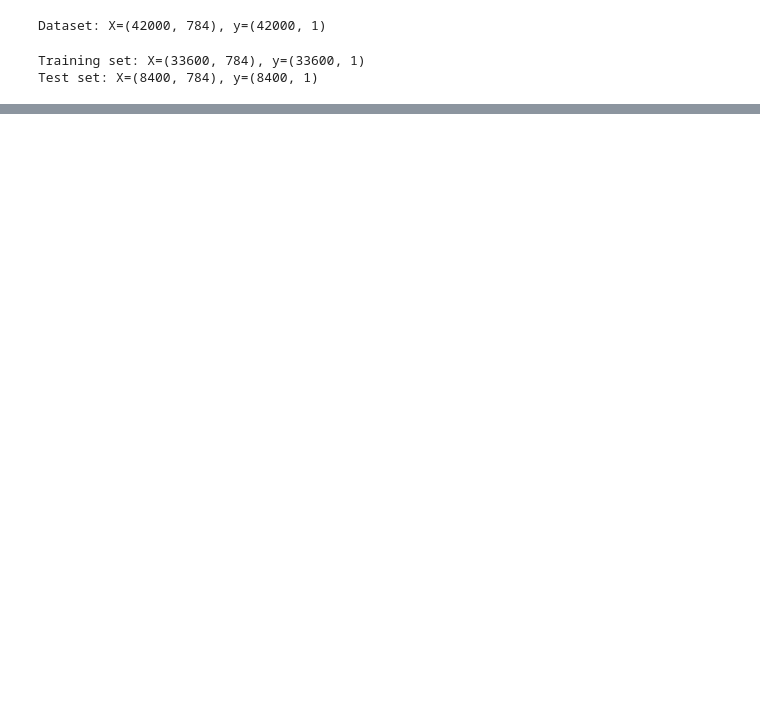
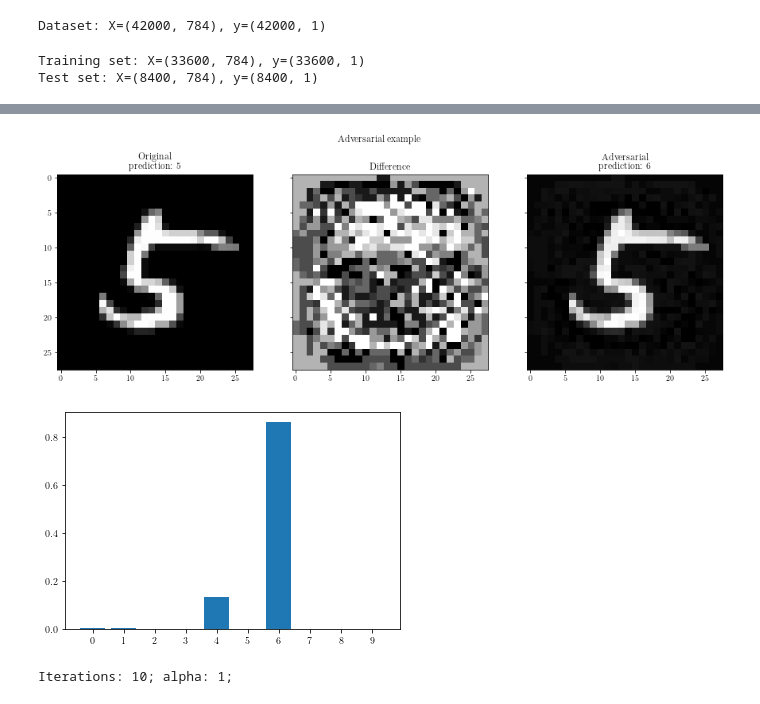
Before and after one commit to vseredovych/AdaversarialAI, a Jupyter notebook: Code/lg-softmax.ipynb, the cells around one changed output, grey strips where cells are left out. Drawn from its saved outputs; the diff is of its cells as text; code cells hidden in the pictures; blank space fills up the shorter version.

```diff
--- a/Code/lg-softmax.ipynb
+++ b/Code/lg-softmax.ipynb
@@ -375,2 +406,13 @@ plt.plot(list(success_rate.keys()), list(success_rate.values()))
+# %%
+y = np.zeros(n)
+y[6] = 1
+index = 90
+x = np.expand_dims(X_test.iloc[index, :], axis=0)
+#x[0][0] = x[0][0] + 1000
+show_adversarial_sample(x, y_labels, 1000, 1, goal=y, model=lg)
+# %% [output]
+[figure, added]
+[figure, added]
+Iterations: 10; alpha: 1;
 # %%
 y = np.zeros(n)
```
Also changed, not shown: parts of 12 cells of this notebook, 8 other files.
